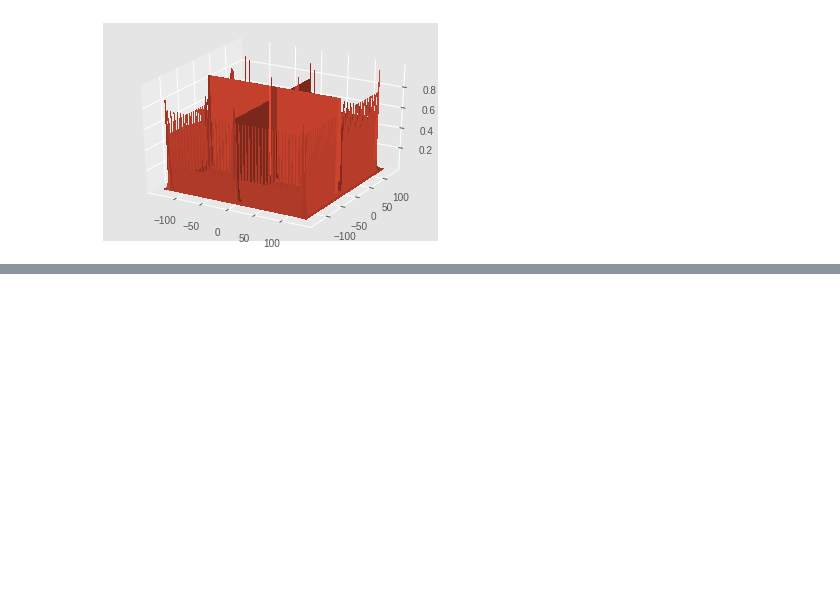
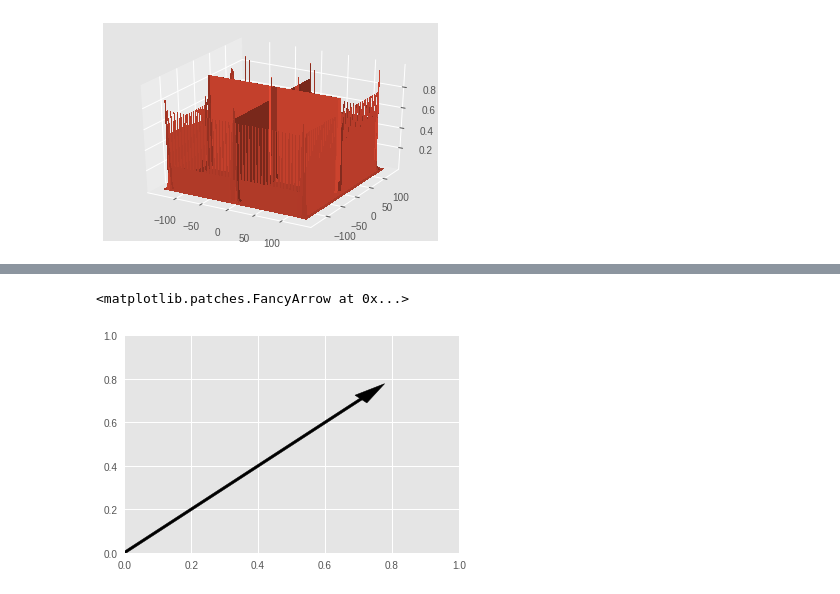
Before and after one commit to rancheng/AirSimProjects, a Jupyter notebook: visualization.ipynb, the cells around one changed output, grey strips where cells are left out. Cells and saved outputs as stored; diff of their text form; code cells hidden in the pictures; blank space fills up the shorter version.

```diff
--- a/visualization.ipynb
+++ b/visualization.ipynb
@@ -133,0 +202,6 @@ def __get_next_starting_point(self):
+# %%
+ax = plt.axes()
+ax.arrow(0, 0, b[0], b[1], width=0.01, head_width=0.05, head_length=0.1, fc='k', ec='k')
+# %% [output]
+<matplotlib.patches.FancyArrow at 0x...>
+[figure, added]
```
Also changed, not shown: parts of 17 cells of this notebook, 2 other files.
